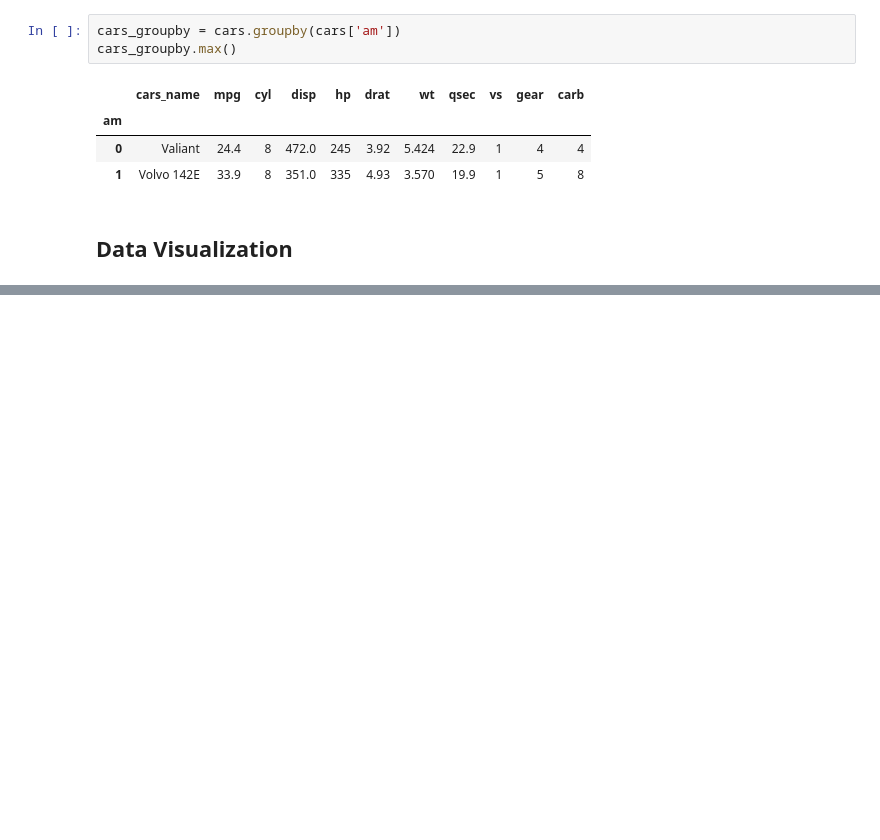
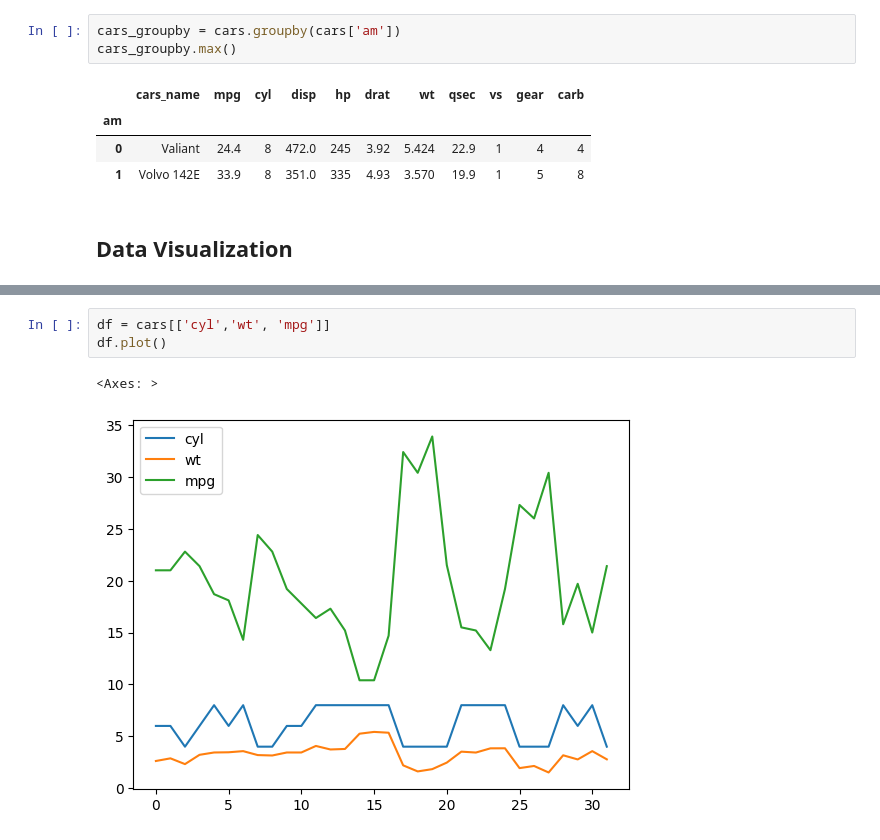
Before and after one commit to alphacodicnerd/practice-repo, a Jupyter notebook: Practice - Pandas, Numpy Intro.ipynb, the cells around one changed output, grey strips where cells are left out. Drawn from its saved outputs; the diff is of its cells as text; blank space fills up the shorter version.

```diff
--- a/Practice - Pandas, Numpy Intro.ipynb
+++ b/Practice - Pandas, Numpy Intro.ipynb
@@ -423,0 +449,6 @@ cars_groupby.max()
+# %%
+df = cars[['cyl','wt', 'mpg']]
+df.plot()
+# %% [output]
+<Axes: >
+[figure, added]
```
Also changed, not shown: parts of 17 cells of this notebook, 1 other file.
